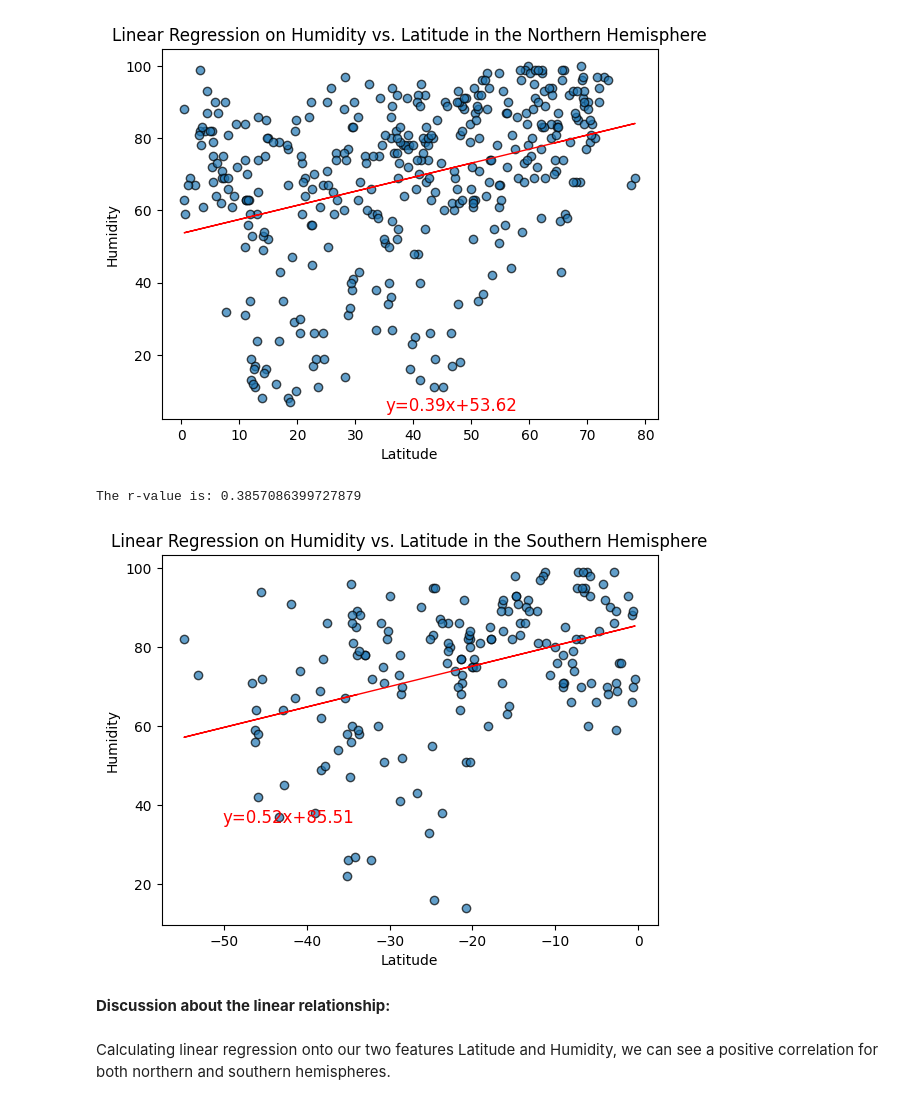
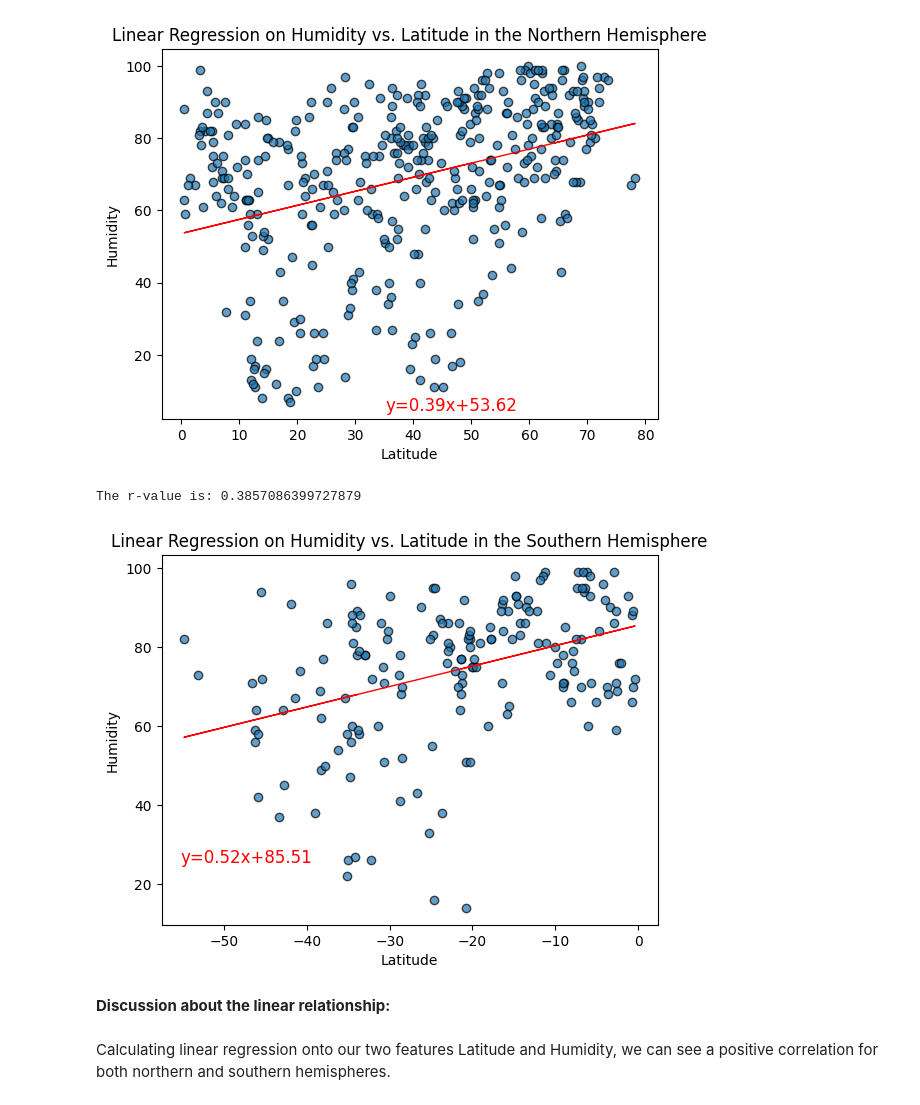
Before and after one commit to mattf4171/python-api-challenge, a Jupyter notebook: WeatherPy.ipynb, the cells around one changed output. Drawn from its saved outputs; the diff is of its cells as text; code cells hidden in the pictures.

```diff
--- a/WeatherPy.ipynb
+++ b/WeatherPy.ipynb
@@ -347,16 +347,16 @@ The r-value is: 0.34996446952392024
 # %%
 # Southern Hemisphere
 predicted_humidity_s, slope, y_int, r_val = linearRegression(southern_hemi_df['Lat'], southern_hemi_df['Humidity'])
 print("The r-value is: {}".format(r_val))
 plt.scatter('Lat', 'Humidity', data=southern_hemi_df, alpha=0.7, edgecolor='black')
 plt.plot(southern_hemi_df['Lat'], predicted_humidity_s, color="red", linewidth=1)
-plt.text(-50.2, 35.5,'y={:.2f}x+{:.2f}'.format(slope, y_int), size='large', color='red')
+plt.text(-55.2, 25.5,'y={:.2f}x+{:.2f}'.format(slope, y_int), size='large', color='red')
 plt.title('Linear Regression on Humidity vs. Latitude in the Southern Hemisphere')
 plt.xlabel('Latitude')
 plt.ylabel('Humidity');
 # %% [output]
 The r-value is: 0.3857086399727879
-[figure, old version]
+[figure, new version]
 # %% [markdown]
 **Discussion about the linear relationship:**
 <br><br>
```
Also changed, not shown: parts of 1 cell of this notebook.
